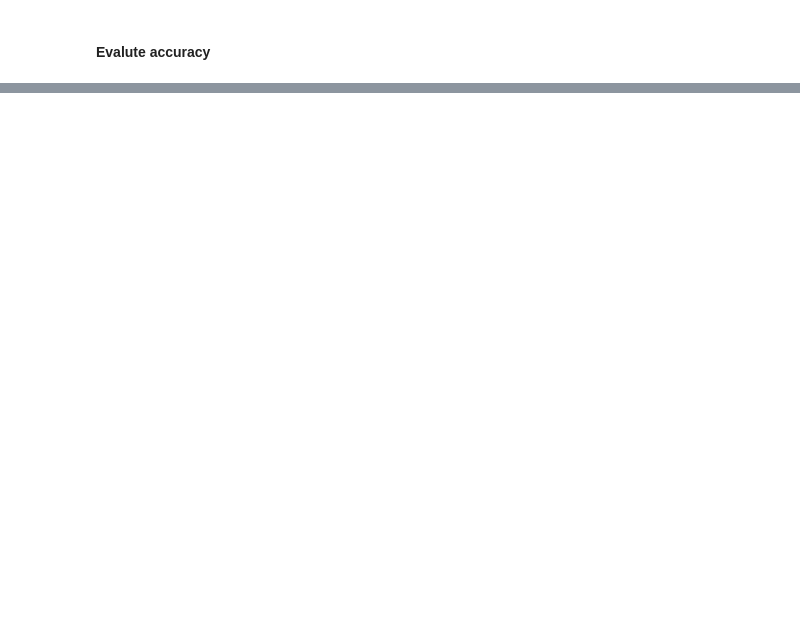
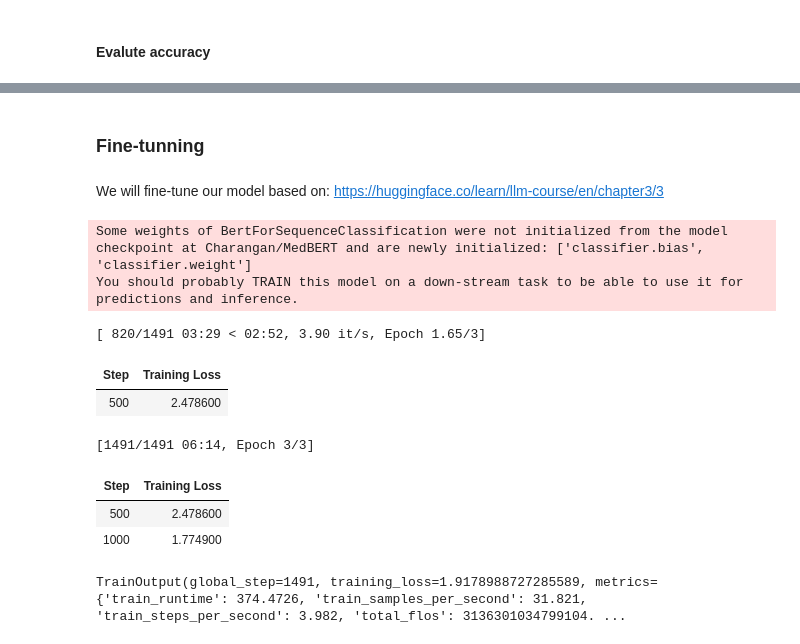
Before and after one commit to Schoggi-Mimi/nlp-project-2025, a Jupyter notebook: notebooks/03_prediction_model.ipynb, the cells around one changed output, grey strips where cells are left out. Cells and saved outputs as stored; diff of their text form; code cells hidden in the pictures; blank space fills up the shorter version.

Commit message:
Update 03_prediction_model.ipynb
added f1 score , fine tunning and starting to implement cross weighted loss

```diff
--- a/notebooks/03_prediction_model.ipynb
+++ b/notebooks/03_prediction_model.ipynb
@@ -308 +307,60 @@ trainer.evaluate(eval_dataset=final_df_tokenized["test"])
  'epoch': 3.0}
+# %% [markdown]
+### Fine-tunning
+# %% [markdown]
+We will fine-tune our model based on: https://huggingface.co/learn/llm-course/en/chapter3/3
+# %%
+from transformers import AutoTokenizer, AutoModelForSequenceClassification
+tokenizer = AutoTokenizer.from_pretrained("Charangan/MedBERT")
+model = AutoModelForSequenceClassification.from_pretrained("Charangan/MedBERT",num_labels=40)
+
+# This code is adapted from https://huggingface.co/transformers/v4.2.2/training.html?utm_source=chatgpt.com
+
+# I am defreezing entire encoder
+for param in model.base_model.parameters():
+    param.requires_grad = True # I allow the weights to be updated
+# %% [output]
+Some weights of BertForSequenceClassification were not initialized from the model checkpoint at Charangan/MedBERT and are newly initialized: ['classifier.bias', 'classifier.weight']
+You should probably TRAIN this model on a down-stream task to be able to use it for predictions and inference.
+# %%
+# This code is adapted from : https://huggingface.co/transformers/v4.2.2/training.html?utm_source=chatgpt.com
+from transformers import TrainingArguments
+
+
+
+training_args = TrainingArguments(
+    output_dir='.',          # output directory
+    num_train_epochs=3,              # total # of training epochs --> small, as we only train the head
+    per_device_train_batch_size=8,  # batch size per device during training --> small, as i run that on CPU only architecture
+    per_device_eval_batch_size=16,   # batch size for evaluation --> small, as i run that on CPU only architecture
+    warmup_steps=100,                # number of warmup steps for learning rate scheduler
+    weight_decay=0.01,               # strength of weight decay
+    logging_dir='./logs',            # directory for storing logs
+    fp16=True,                       # Enable mixed precision
+)
+# %%
+# This code is adapted from : https://huggingface.co/transformers/v4.2.2/training.html?utm_source=chatgpt.com
+from transformers import Trainer
+from transformers import DataCollatorWithPadding
+
+data_collator = DataCollatorWithPadding(tokenizer=tokenizer)
+
+trainer = Trainer(
+    model=model,                         # the instantiated 🤗 Transformers model to be trained
+    args=training_args,                  # training arguments, defined above
+    train_dataset=final_df_tokenized["train"],         # training dataset
+    eval_dataset= final_df_tokenized["test"],          # evaluation dataset
+    data_collator=data_collator, # allows dynamical padding --> every batch will have the same lenghts, which is max_length of this batch
+    compute_metrics=compute_metrics # added to return f1
+)
+
+trainer.train()
+# %% [output]
+[ 820/1491 03:29 < 02:52, 3.90 it/s, Epoch 1.65/3]
+| Step | Training Loss |
+| 500 | 2.478600 |
+[1491/1491 06:14, Epoch 3/3]
+| Step | Training Loss |
+| 500 | 2.478600 |
+| 1000 | 1.774900 |
+TrainOutput(global_step=1491, training_loss=1.9178988727285589, metrics={'train_runtime': 374.4726, 'train_samples_per_second': 31.821, 'train_steps_per_second': 3.982, 'total_flos': 3136301034799104. ...
```
Also changed, not shown: parts of 9 cells of this notebook.
